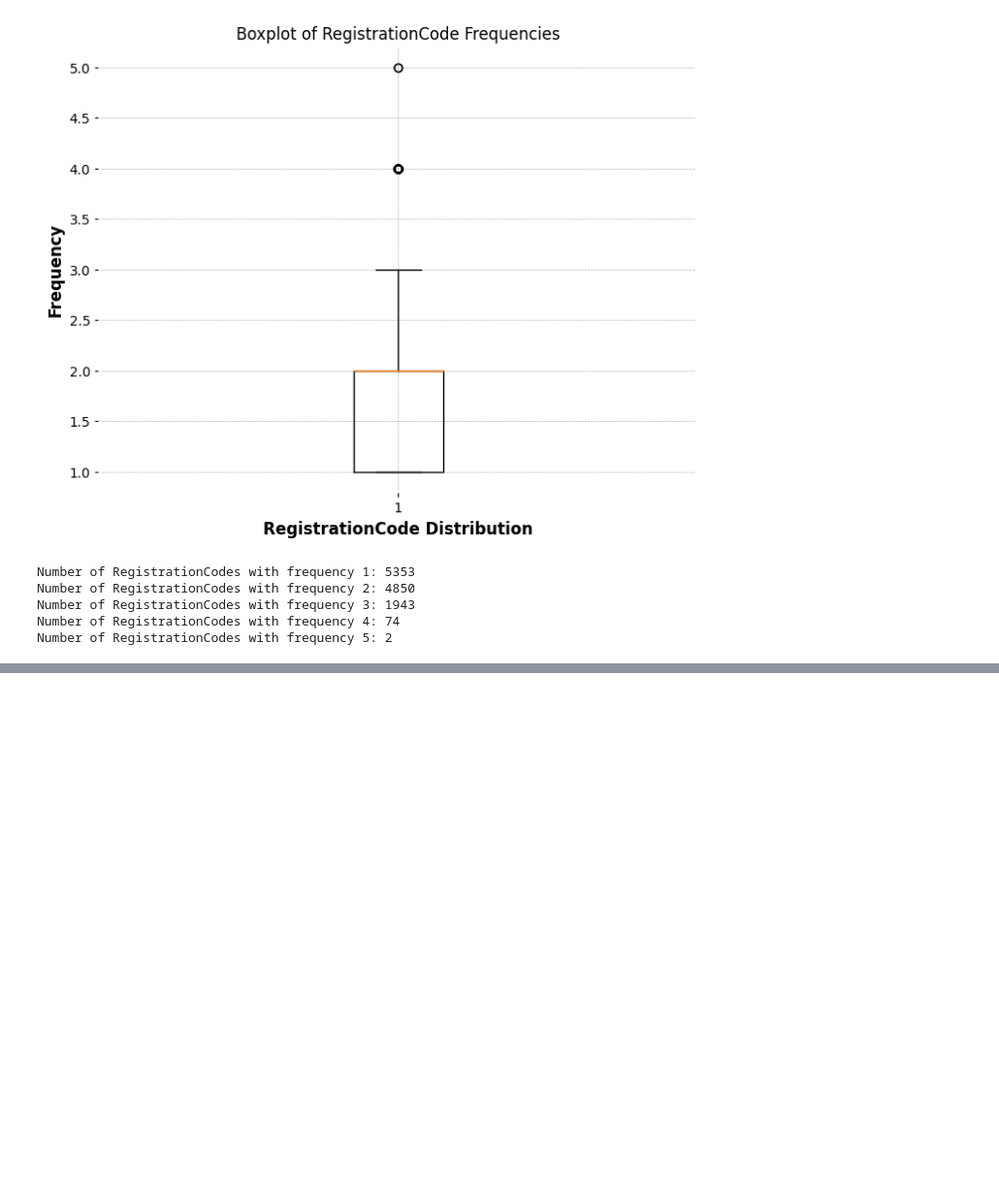
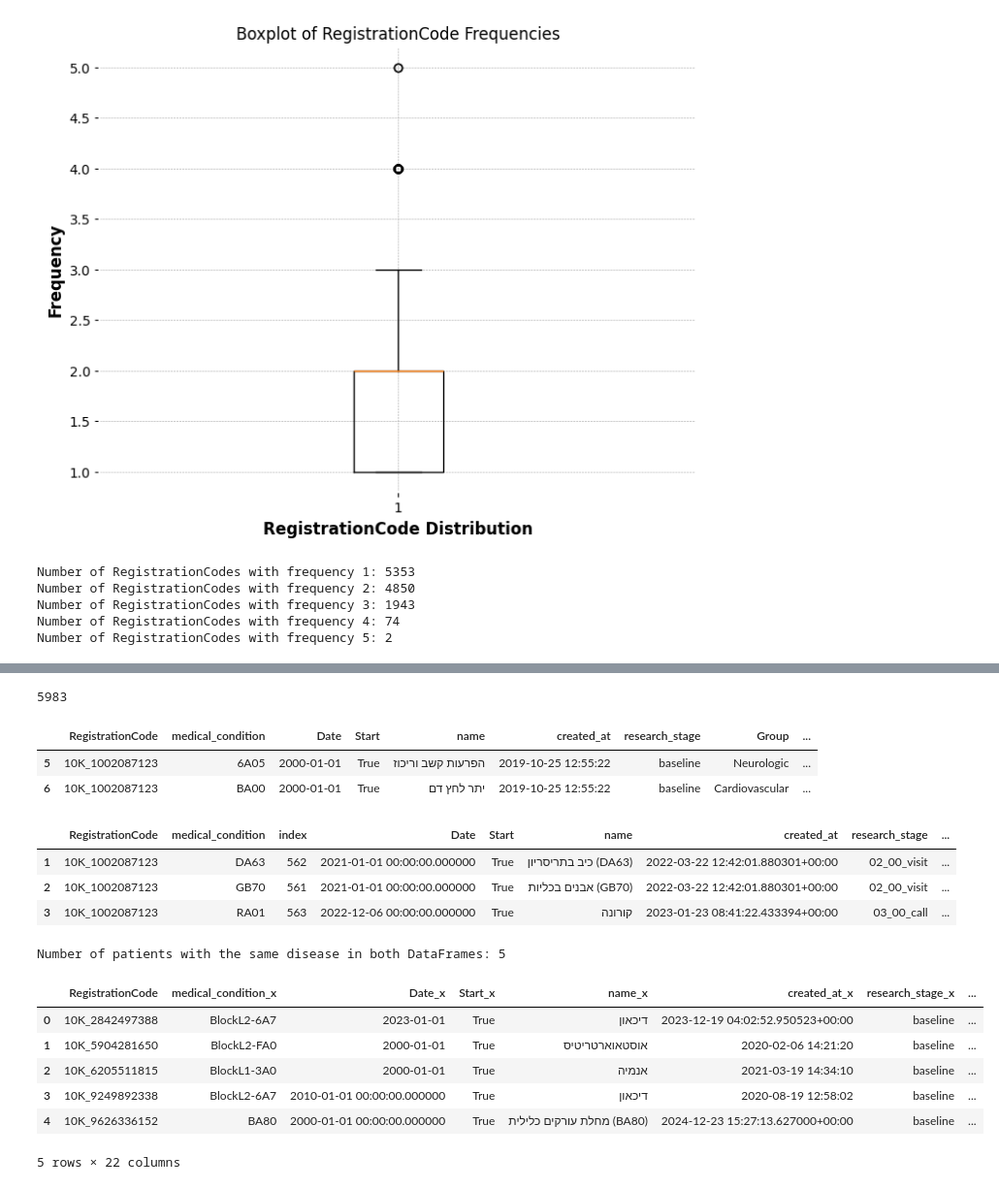
Before and after one commit to gavrielhan/MSc_Thesis, a Jupyter notebook: analysis_sleep_cgm.ipynb, the cells around one changed output, grey strips where cells are left out. Shown at 97% size. Drawn from its saved outputs; the diff is of its cells as text; code cells hidden in the pictures; blank space fills up the shorter version.

```diff
--- a/analysis_sleep_cgm.ipynb
+++ b/analysis_sleep_cgm.ipynb
@@ -466,0 +553,41 @@ Number of RegistrationCodes with frequency 5: 2
+# %%
+common_codes = pd.merge(df_conditions_baseline[['RegistrationCode']],
+                           df_conditions_follow_up[['RegistrationCode']],
+                           on='RegistrationCode',
+                           how='inner')['RegistrationCode'].unique().tolist()
+
+len(common_codes)
+# %% [output]
+5983
+# %%
+df_conditions_baseline[df_conditions_baseline['RegistrationCode'] == common_codes[0]]
+# %% [output]
+|  | RegistrationCode | medical_condition | Date | Start | name | created_at | research_stage | Group | ... |
+| 5 | 10K_1002087123 | 6A05 | 2000-01-01 | True | הפרעות קשב וריכוז | 2019-10-25 12:55:22 | baseline | Neurologic | ... |
+| 6 | 10K_1002087123 | BA00 | 2000-01-01 | True | יתר לחץ דם | 2019-10-25 12:55:22 | baseline | Cardiovascular | ... |
+# %%
+df_conditions_follow_up[df_conditions_follow_up['RegistrationCode'] == common_codes[0]]
+# %% [output]
+|  | RegistrationCode | medical_condition | index | Date | Start | name | created_at | research_stage | ... |
+| 1 | 10K_1002087123 | DA63 | 562 | 2021-01-01 00:00:00.000000 | True | כיב בתריסריון (DA63) | 2022-03-22 12:42:01.880301+00:00 | 02_00_visit | ... |
+| 2 | 10K_1002087123 | GB70 | 561 | 2021-01-01 00:00:00.000000 | True | אבנים בכליות (GB70) | 2022-03-22 12:42:01.880301+00:00 | 02_00_visit | ... |
+| 3 | 10K_1002087123 | RA01 | 563 | 2022-12-06 00:00:00.000000 | True | קורונה | 2023-01-23 08:41:22.433394+00:00 | 03_00_call | ... |
+# %%
+# Merge DataFrames on 'RegistrationCode' and 'english_name' to find common records
+common_conditions = pd.merge(df_conditions_baseline, df_conditions_follow_up, on=['RegistrationCode', 'english_name'], how='inner')['RegistrationCode'].nunique()
+
+
+# Display the result
+print(f"Number of patients with the same disease in both DataFrames: {common_conditions}")
+# %% [output]
+Number of patients with the same disease in both DataFrames: 5
+# %%
+pd.merge(df_conditions_baseline, df_conditions_follow_up, on=['RegistrationCode', 'english_name'], how='inner')
+# %% [output]
+|  | RegistrationCode | medical_condition_x | Date_x | Start_x | name_x | created_at_x | research_stage_x | ... |
+| 0 | 10K_2842497388 | BlockL2-6A7 | 2023-01-01 | True | דיכאון | 2023-12-19 04:02:52.950523+00:00 | baseline | ... |
+| 1 | 10K_5904281650 | BlockL2-FA0 | 2000-01-01 | True | אוסטאוארטריטיס | 2020-02-06 14:21:20 | baseline | ... |
+| 2 | 10K_6205511815 | BlockL1-3A0 | 2000-01-01 | True | אנמיה | 2021-03-19 14:34:10 | baseline | ... |
+| 3 | 10K_9249892338 | BlockL2-6A7 | 2010-01-01 00:00:00.000000 | True | דיכאון | 2020-08-19 12:58:02 | baseline | ... |
+| 4 | 10K_9626336152 | BA80 | 2000-01-01 00:00:00.000000 | True | מחלת עורקים כלילית (BA80) | 2024-12-23 15:27:13.627000+00:00 | baseline | ... |
+5 rows × 22 columns
```
Also changed, not shown: parts of 6 cells of this notebook.
